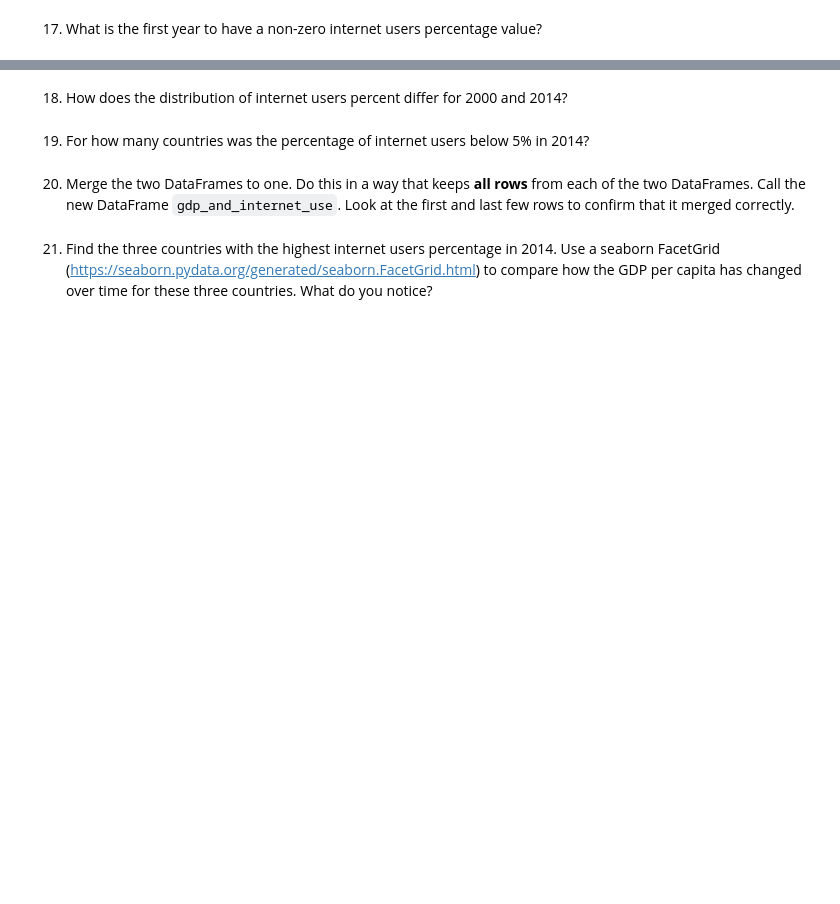
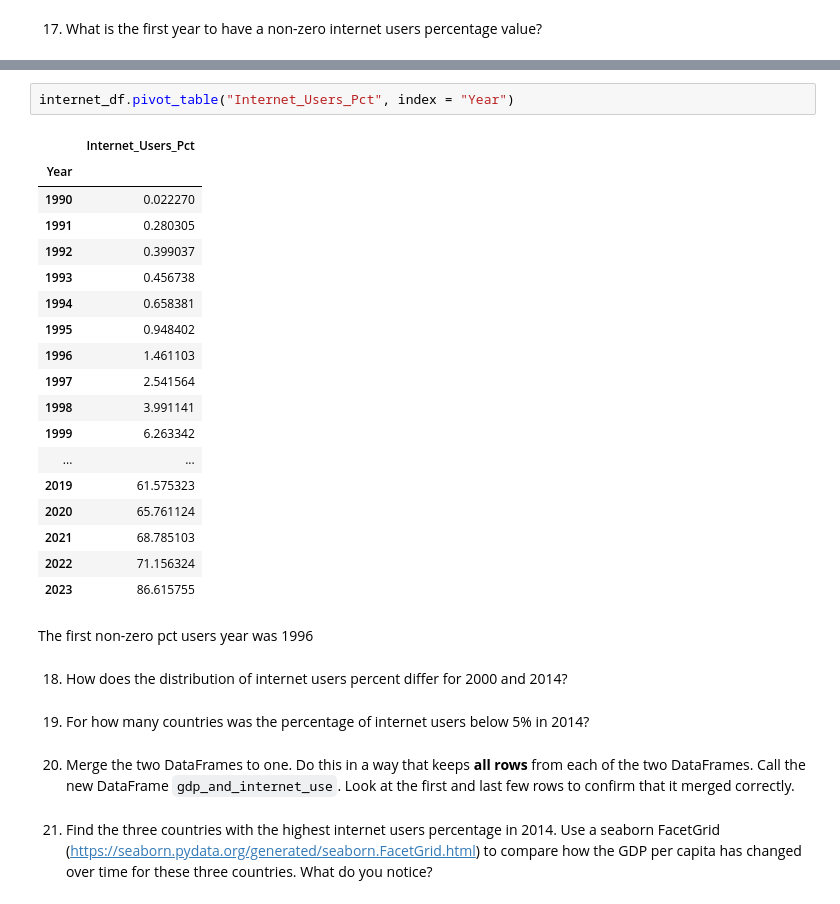
Before and after one commit to NSS-Data-Analytics-Cohort-14/gdp-and-internet-usage-kshaffer93, a Jupyter notebook: notebooks/example.ipynb, the cells around one changed output, grey strips where cells are left out. Drawn from its saved outputs; the diff is of its cells as text; blank space fills up the shorter version.

```diff
--- a/notebooks/example.ipynb
+++ b/notebooks/example.ipynb
@@ -373,3 +411,26 @@ internet_df = internet_df.set_axis(['Country', 'Year', 'Internet_Users_Pct'], ax
+# %%
+internet_df.pivot_table("Internet_Users_Pct", index = "Year")
+# %% [output]
+|  | Internet_Users_Pct |
+| Year |  |
+| 1990 | 0.022270 |
+| 1991 | 0.280305 |
+| 1992 | 0.399037 |
+| 1993 | 0.456738 |
+| 1994 | 0.658381 |
+| 1995 | 0.948402 |
+| 1996 | 1.461103 |
+| 1997 | 2.541564 |
+| 1998 | 3.991141 |
+| 1999 | 6.263342 |
+| ... | ... |
+| 2019 | 61.575323 |
+| 2020 | 65.761124 |
+| 2021 | 68.785103 |
+| 2022 | 71.156324 |
+| 2023 | 86.615755 |
+# %% [markdown]
+The first non-zero pct users year was 1996
 # %% [markdown]
 18. How does the distribution of internet users percent differ for 2000 and 2014?
 # %% [markdown]
```
Also changed, not shown: parts of 3 cells of this notebook.
